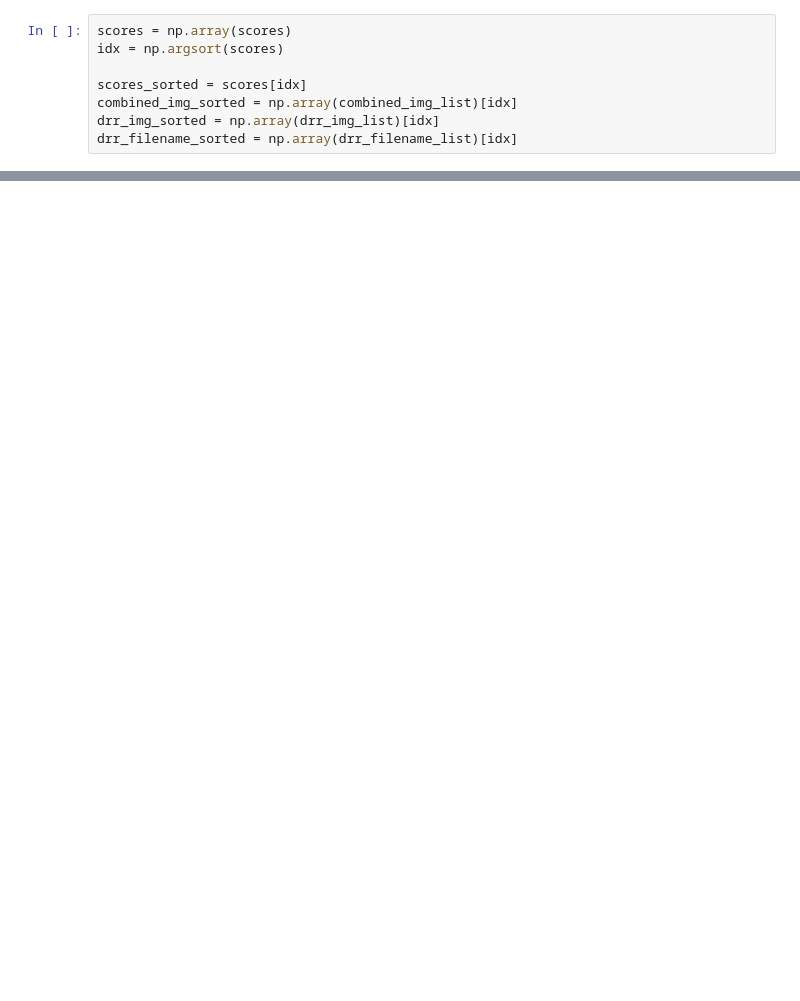
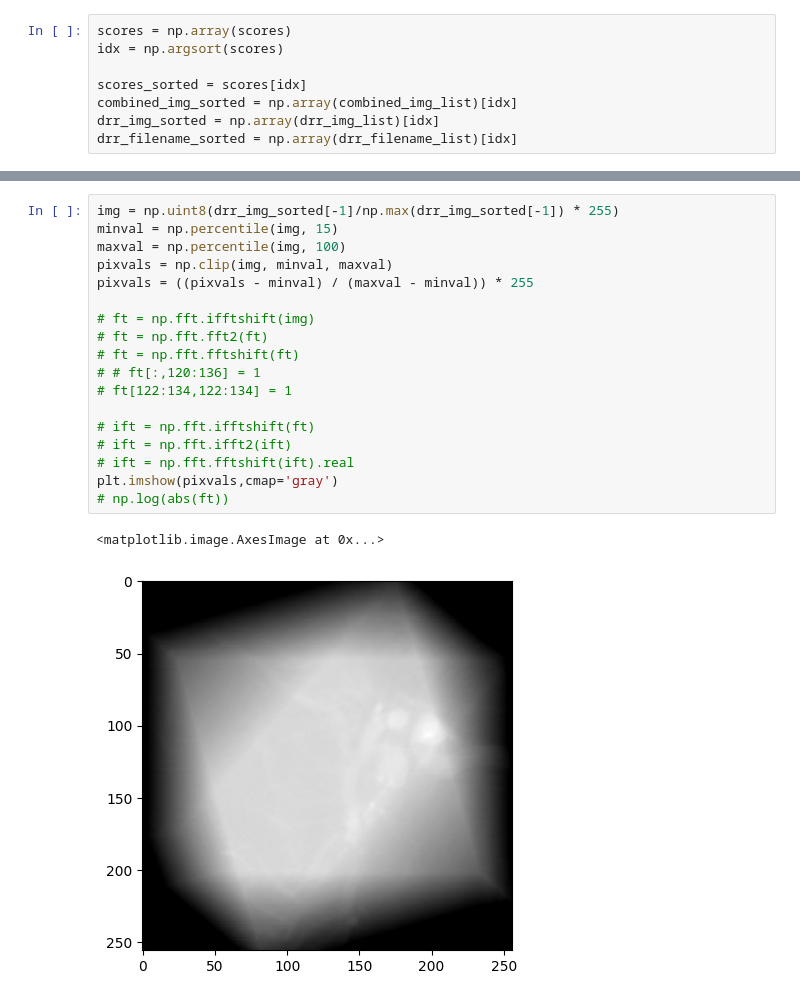
Before and after one commit to Undefined1234/TeamChallenge_Group6, a Jupyter notebook: DRR.ipynb, the cells around one changed output, grey strips where cells are left out. Saved outputs shown, nothing was run; the diff lists cells and outputs as text; blank space fills up the shorter version.

```diff
--- a/DRR.ipynb
+++ b/DRR.ipynb
@@ -238,0 +354,21 @@ plt.show()
+# %%
+img = np.uint8(drr_img_sorted[-1]/np.max(drr_img_sorted[-1]) * 255)
+minval = np.percentile(img, 15)
+maxval = np.percentile(img, 100)
+pixvals = np.clip(img, minval, maxval)
+pixvals = ((pixvals - minval) / (maxval - minval)) * 255
+
+# ft = np.fft.ifftshift(img)
+# ft = np.fft.fft2(ft)
+# ft = np.fft.fftshift(ft)
+# # ft[:,120:136] = 1
+# ft[122:134,122:134] = 1
+
+# ift = np.fft.ifftshift(ft)
+# ift = np.fft.ifft2(ift)
+# ift = np.fft.fftshift(ift).real
+plt.imshow(pixvals,cmap='gray')
+# np.log(abs(ft))
+# %% [output]
+<matplotlib.image.AxesImage at 0x...>
+[figure, added]
```
Also changed, not shown: parts of 11 cells of this notebook.
